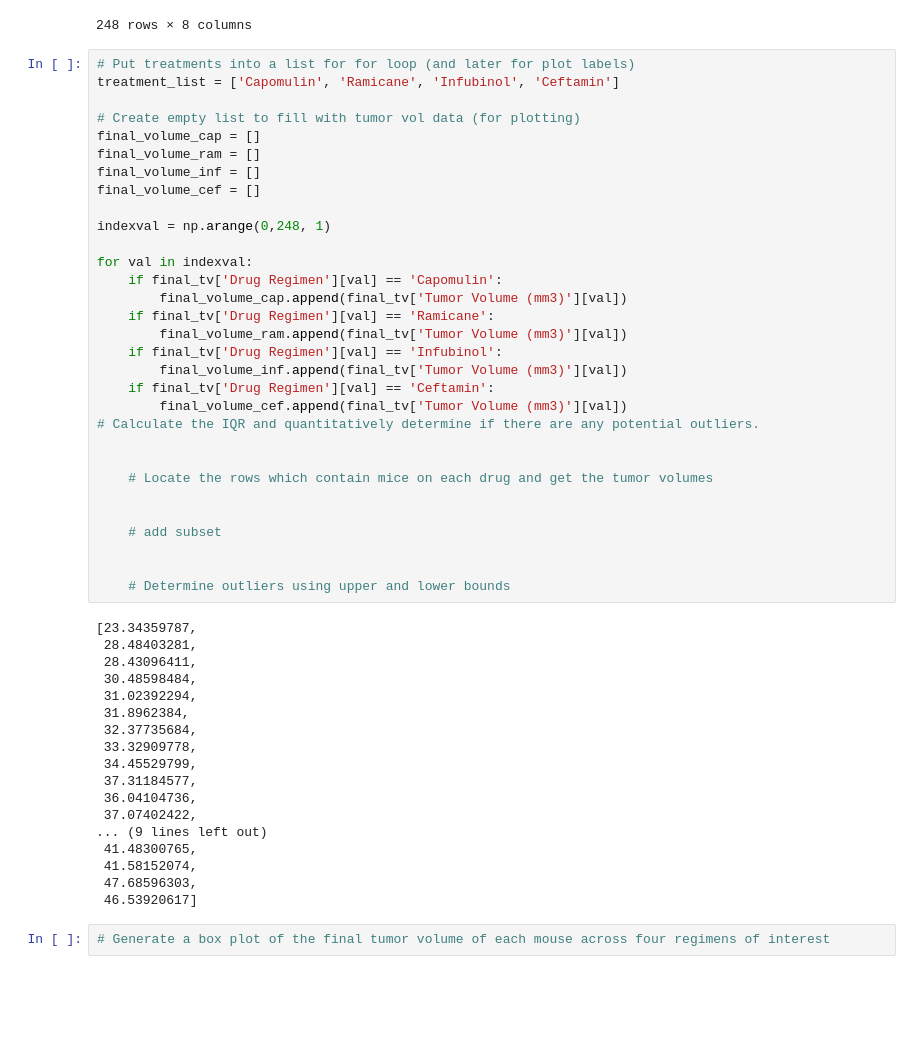
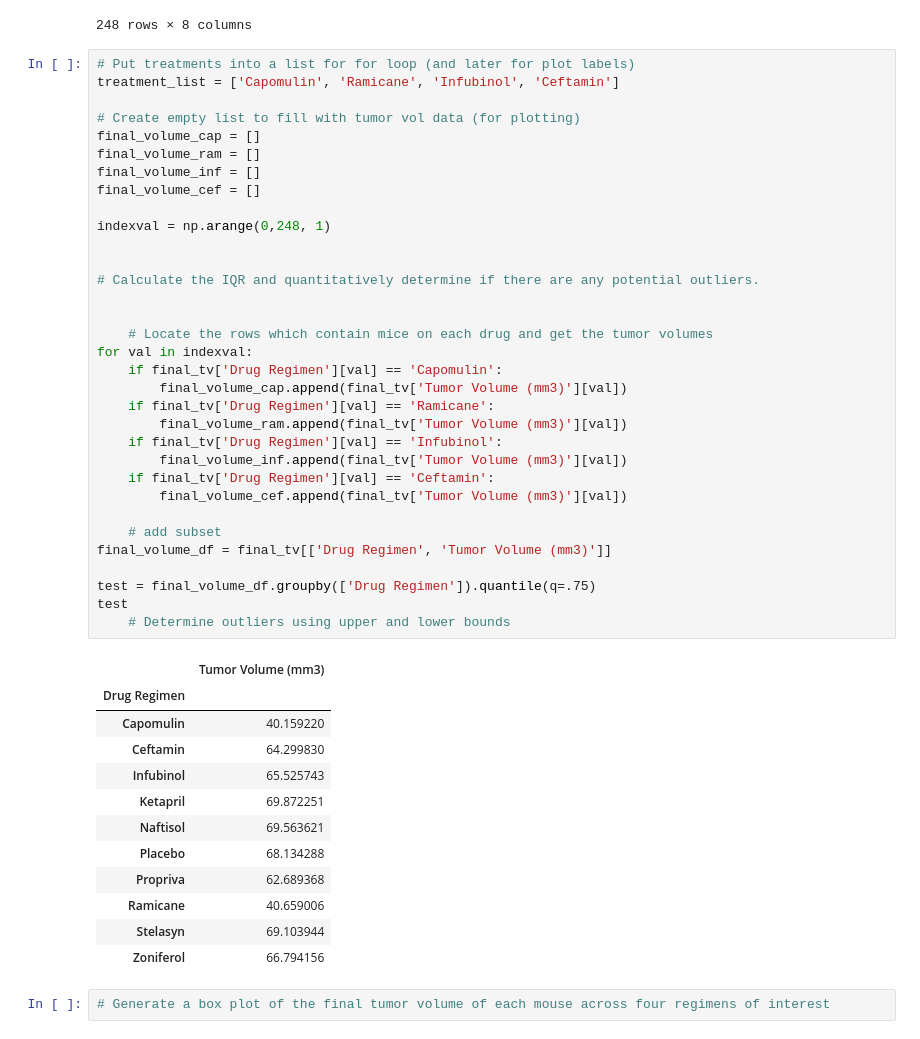
Before and after one commit to kellnergp/matplotlib-challenge, a Jupyter notebook: Pymaceuticals/pymaceuticals_gpk.ipynb, the cells around one changed output. Cells and saved outputs as stored; diff of their text form; blank space fills up the shorter version.

```diff
--- a/Pymaceuticals/pymaceuticals_gpk.ipynb
+++ b/Pymaceuticals/pymaceuticals_gpk.ipynb
@@ -281,52 +282,49 @@ final_tv
 # %%
 # Put treatments into a list for for loop (and later for plot labels)
 treatment_list = ['Capomulin', 'Ramicane', 'Infubinol', 'Ceftamin']
 
 # Create empty list to fill with tumor vol data (for plotting)
 final_volume_cap = []
 final_volume_ram = []
 final_volume_inf = []
 final_volume_cef = []
 
 indexval = np.arange(0,248, 1)
 
+
+# Calculate the IQR and quantitatively determine if there are any potential outliers.
+
+
+    # Locate the rows which contain mice on each drug and get the tumor volumes
 for val in indexval:
     if final_tv['Drug Regimen'][val] == 'Capomulin':
         final_volume_cap.append(final_tv['Tumor Volume (mm3)'][val])
     if final_tv['Drug Regimen'][val] == 'Ramicane':
         final_volume_ram.append(final_tv['Tumor Volume (mm3)'][val])
     if final_tv['Drug Regimen'][val] == 'Infubinol':
         final_volume_inf.append(final_tv['Tumor Volume (mm3)'][val])
     if final_tv['Drug Regimen'][val] == 'Ceftamin':
         final_volume_cef.append(final_tv['Tumor Volume (mm3)'][val])
-# Calculate the IQR and quantitatively determine if there are any potential outliers.
-
-
-    # Locate the rows which contain mice on each drug and get the tumor volumes
-
 
     # add subset
+final_volume_df = final_tv[['Drug Regimen', 'Tumor Volume (mm3)']]
 
-
+test = final_volume_df.groupby(['Drug Regimen']).quantile(q=.75)
+test
     # Determine outliers using upper and lower bounds
 # %% [output]
-[23.34359787,
- 28.48403281,
- 28.43096411,
- 30.48598484,
- 31.02392294,
- 31.8962384,
- 32.37735684,
- 33.32909778,
- 34.45529799,
- 37.31184577,
- 36.04104736,
- 37.07402422,
-... (9 lines left out)
- 41.48300765,
- 41.58152074,
- 47.68596303,
- 46.53920617]
+|  | Tumor Volume (mm3) |
+| Drug Regimen |  |
+| Capomulin | 40.159220 |
+| Ceftamin | 64.299830 |
+| Infubinol | 65.525743 |
+| Ketapril | 69.872251 |
+| Naftisol | 69.563621 |
+| Placebo | 68.134288 |
+| Propriva | 62.689368 |
+| Ramicane | 40.659006 |
+| Stelasyn | 69.103944 |
+| Zoniferol | 66.794156 |
 # %%
 # Generate a box plot of the final tumor volume of each mouse across four regimens of interest
 # %% [markdown]
```
Also changed, not shown: parts of 3 cells of this notebook.
